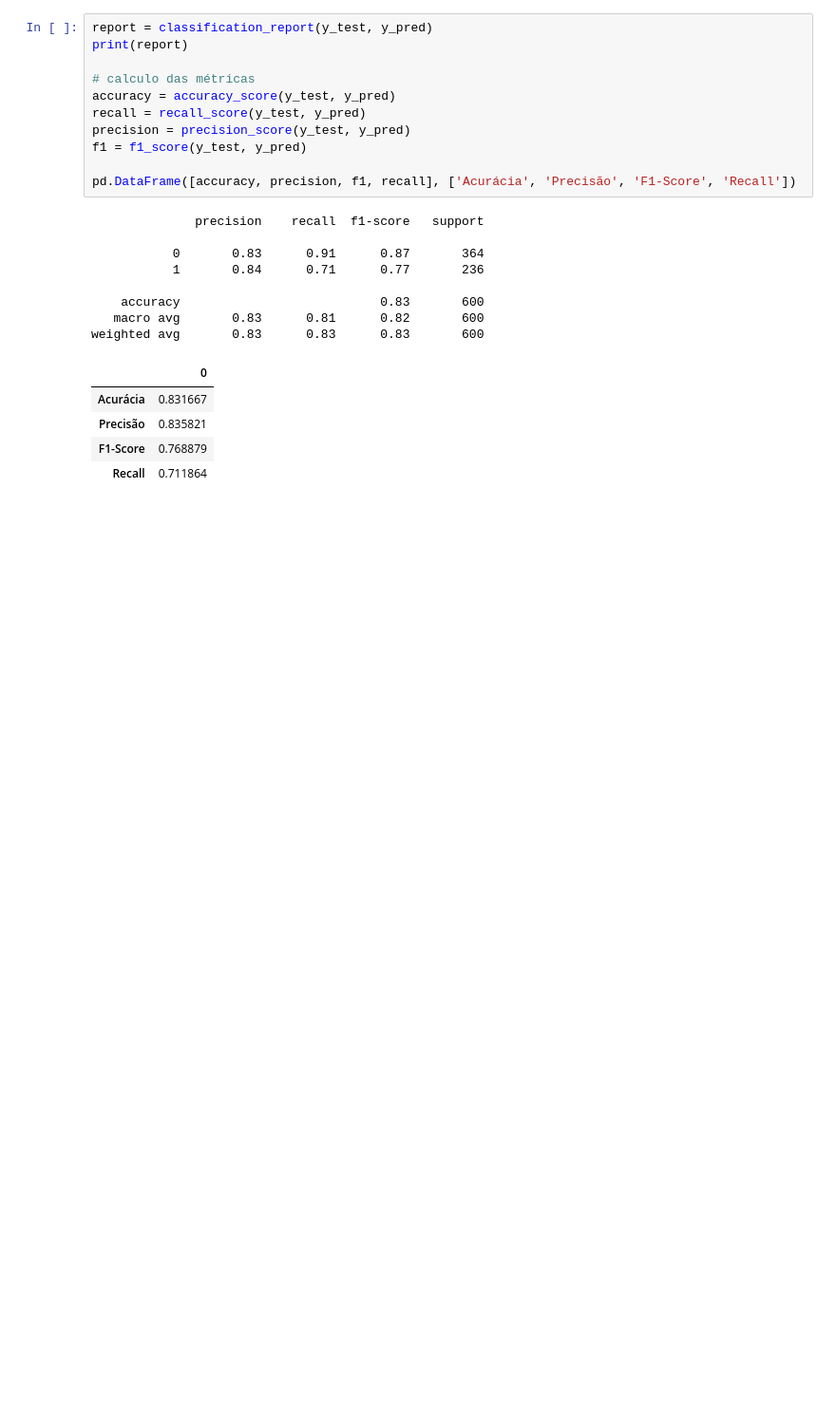
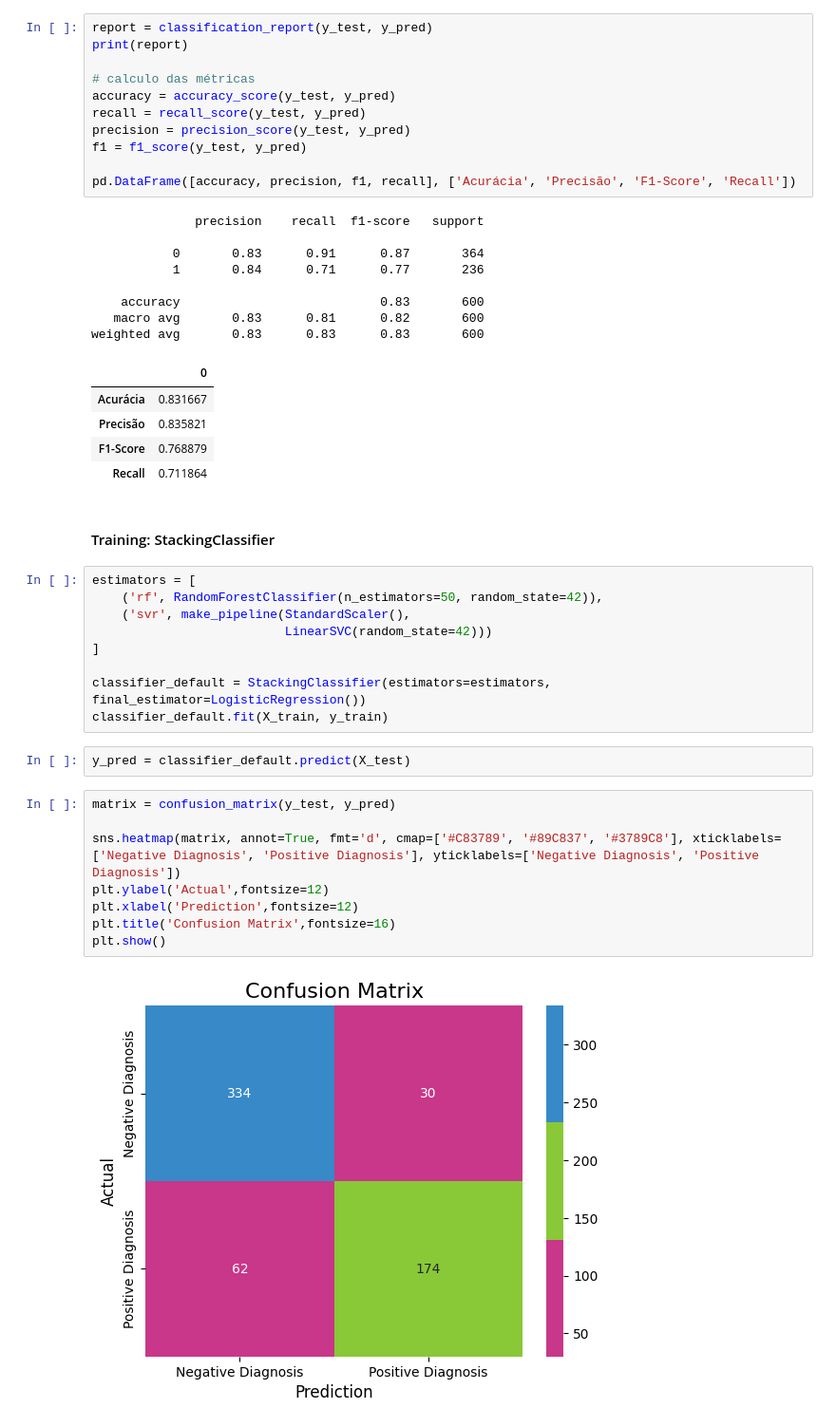
Before and after one commit to belcogo/data-analysis-for-machine-learning, a Jupyter notebook: demo.ipynb, the cells around one changed output. Shown at 95% size. Drawn from its saved outputs; the diff is of its cells as text; blank space fills up the shorter version.

```diff
--- a/demo.ipynb
+++ b/demo.ipynb
@@ -353,3 +356,26 @@ weighted avg       0.83      0.83      0.83       600
 | Precisão | 0.835821 |
 | F1-Score | 0.768879 |
 | Recall | 0.711864 |
+# %% [markdown]
+#### Training: StackingClassifier
+# %%
+estimators = [
+    ('rf', RandomForestClassifier(n_estimators=50, random_state=42)),
+    ('svr', make_pipeline(StandardScaler(),
+                          LinearSVC(random_state=42)))
+]
+
+classifier_default = StackingClassifier(estimators=estimators, final_estimator=LogisticRegression())
+classifier_default.fit(X_train, y_train)
+# %%
+y_pred = classifier_default.predict(X_test)
+# %%
+matrix = confusion_matrix(y_test, y_pred)
+
+sns.heatmap(matrix, annot=True, fmt='d', cmap=['#C83789', '#89C837', '#3789C8'], xticklabels=['Negative Diagnosis', 'Positive Diagnosis'], yticklabels=['Negative Diagnosis', 'Positive Diagnosis'])
+plt.ylabel('Actual',fontsize=12)
+plt.xlabel('Prediction',fontsize=12)
+plt.title('Confusion Matrix',fontsize=16)
+plt.show()
+# %% [output]
+[figure, added]
```
Also changed, not shown: parts of 2 cells of this notebook.
